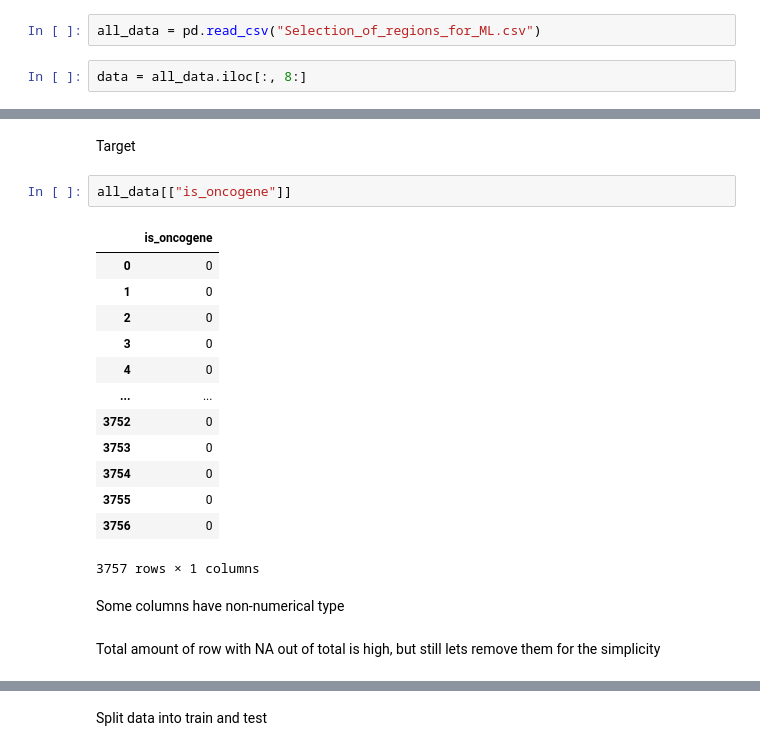
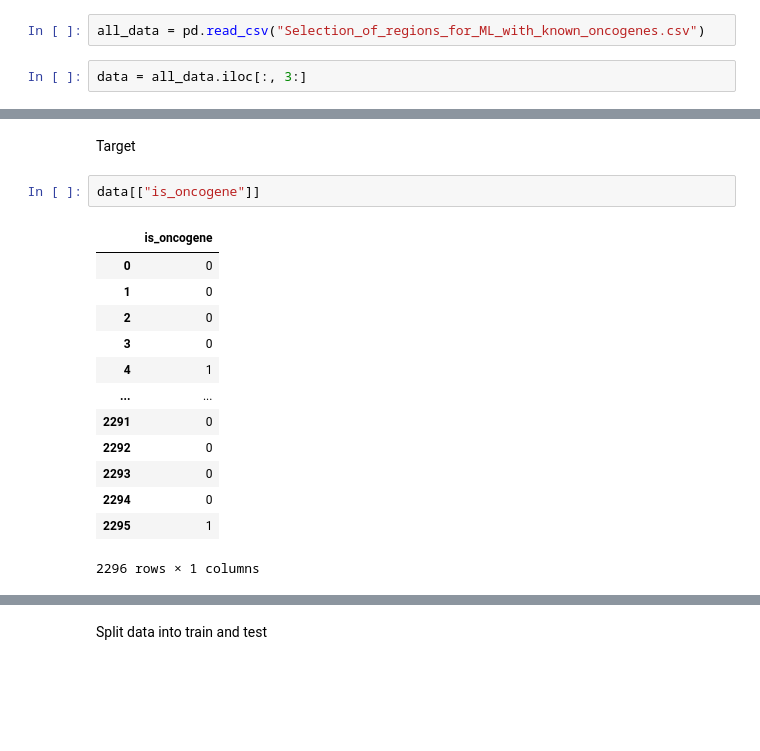
Before and after one commit to yvolko/Cancer_drivers_2024, a Jupyter notebook: Code/Prediction_models/RandomForestClassifier/Random_forest_classifier.ipynb, the cells around one changed output, grey strips where cells are left out. Cells and saved outputs as stored; diff of their text form; blank space fills up the shorter version.

```diff
--- a/Code/Prediction_models/RandomForestClassifier/Random_forest_classifier.ipynb
+++ b/Code/Prediction_models/RandomForestClassifier/Random_forest_classifier.ipynb
@@ -10,9 +10,9 @@ from sklearn.model_selection import cross_val_score
 # %% [markdown]
 Import data with the regions with already known oncogenes, get rid of unnecessary columns
 # %%
-all_data = pd.read_csv("Selection_of_regions_for_ML.csv")
+all_data = pd.read_csv("Selection_of_regions_for_ML_with_known_oncogenes.csv")
 # %%
-data = all_data.iloc[:, 8:]
+data = all_data.iloc[:, 3:]
 # %% [markdown]
 Overall look of the table
 # %%
@@ -34,22 +34,18 @@ data
 # %% [markdown]
 Target
 # %%
-all_data[["is_oncogene"]]
+data[["is_oncogene"]]
 # %% [output]
 |  | is_oncogene |
 | 0 | 0 |
 | 1 | 0 |
 | 2 | 0 |
 | 3 | 0 |
-| 4 | 0 |
+| 4 | 1 |
 | ... | ... |
-| 3752 | 0 |
-| 3753 | 0 |
-| 3754 | 0 |
-| 3755 | 0 |
-| 3756 | 0 |
+| 2291 | 0 |
+| 2292 | 0 |
+| 2293 | 0 |
+| 2294 | 0 |
+| 2295 | 1 |
-3757 rows × 1 columns
+2296 rows × 1 columns
-# %% [markdown]
-Some columns have non-numerical type
-# %% [markdown]
-Total amount of row with NA out of total is high, but still lets remove them for the simplicity
```
Also changed, not shown: parts of 31 cells of this notebook, 2 other files.
